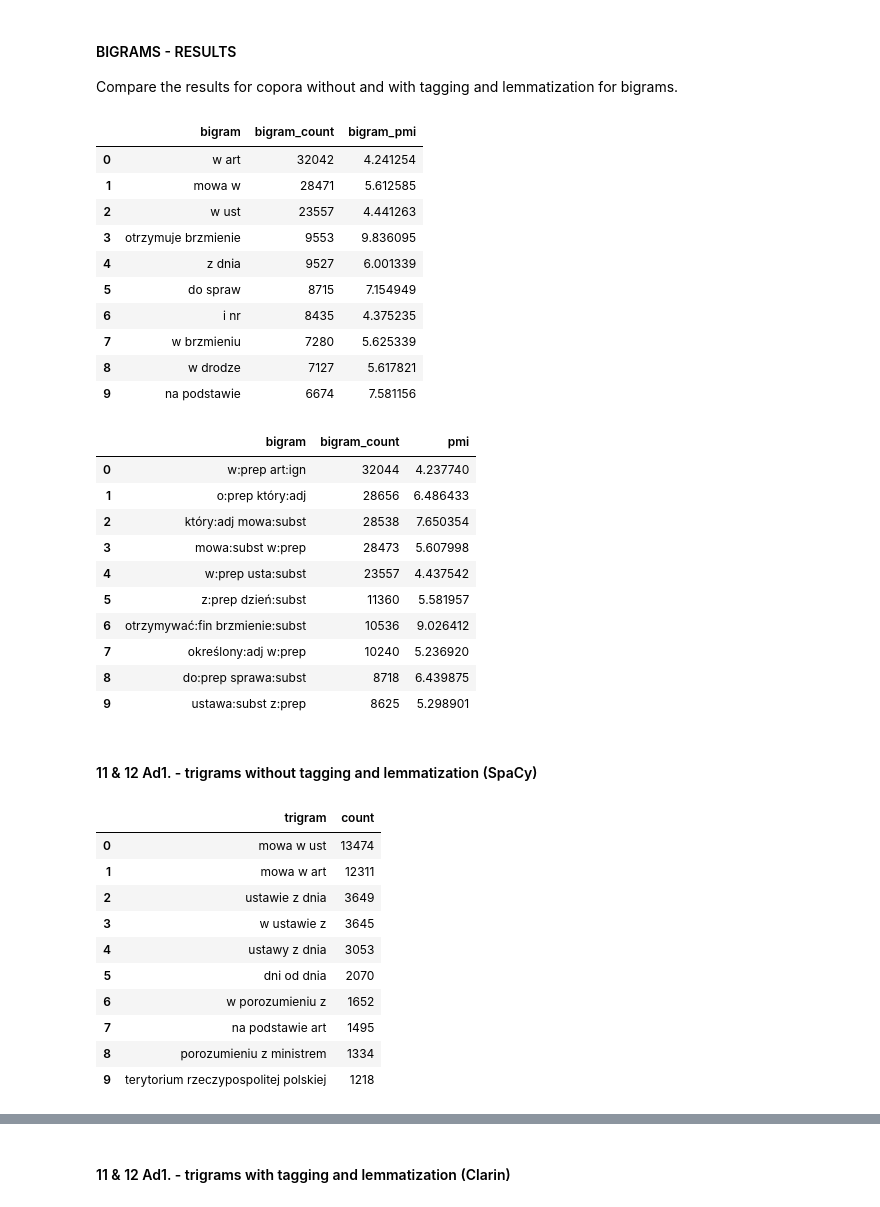
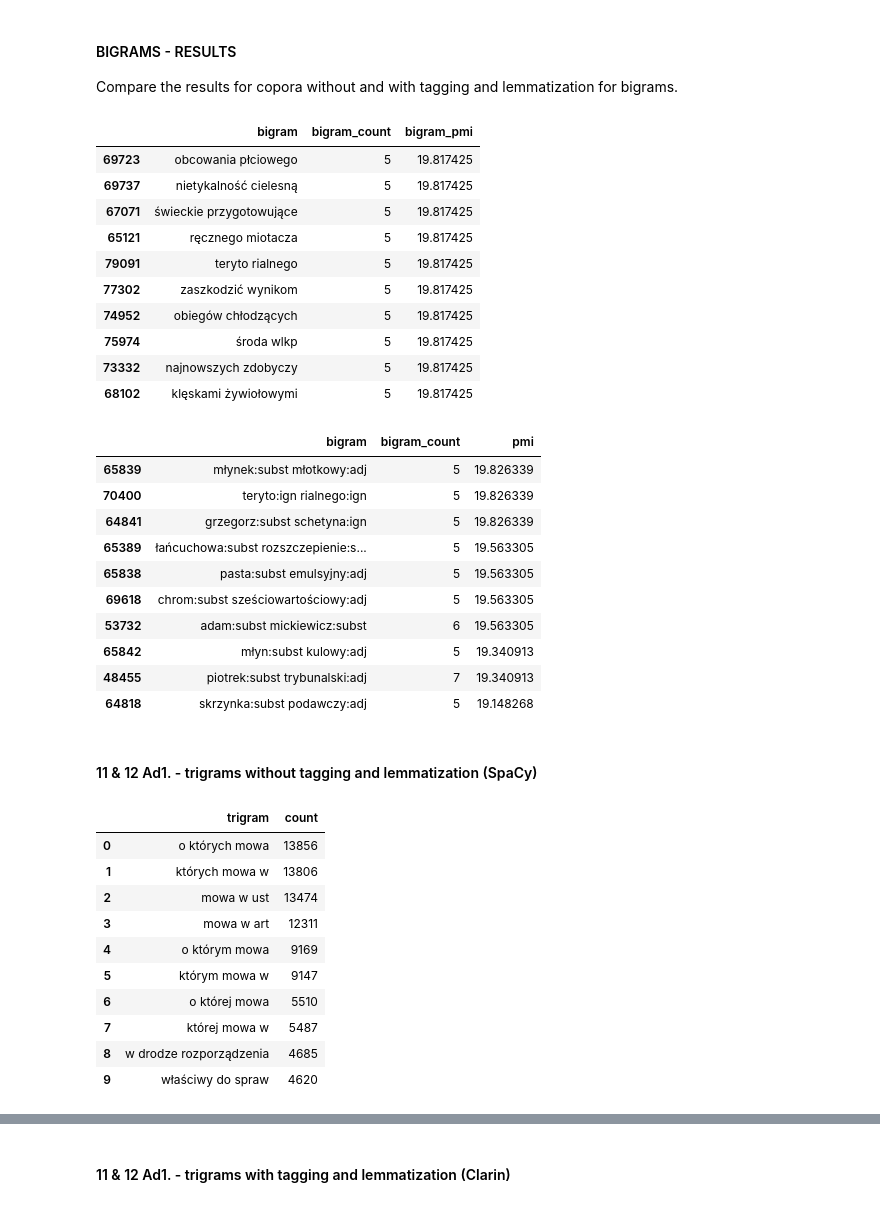
Before and after one commit to Smendowski/nlp, a Jupyter notebook: lab04/lab04_lang_modelling.ipynb, the cells around one changed output, grey strips where cells are left out. Cells and saved outputs as stored; diff of their text form; code cells hidden in the pictures.

Commit message:
Sort dataframes by descending pmi

```diff
--- a/lab04/lab04_lang_modelling.ipynb
+++ b/lab04/lab04_lang_modelling.ipynb
@@ -109,7 +109,7 @@ ngram_counts.most_common(15)
 ngram_counts_valid = {}
 
 def is_valid_ngram(ngram: str) -> bool:
-    return True if regex.search(r"[^a-zA-Z\s]", ngram) is None else False
+    return True if regex.search(r"[^a-zA-Z\s\p{L}]", ngram) is None else False
 
 for ngram_count in ngram_counts.items():
     ngram, count = ngram_count
@@ -509,33 +515,33 @@ df_clarin_ngram_counts.head(5)
 
 Compare the results for copora without and with tagging and lemmatization for bigrams.
 # %%
-df_ngram_counts.head(10)
+df_ngram_counts[df_ngram_counts['bigram_count'] >= 5].sort_values('bigram_pmi', ascending=False).head(10)
 # %% [output]
 |  | bigram | bigram_count | bigram_pmi |
-| 0 | w art | 32042 | 4.241254 |
-| 1 | mowa w | 28471 | 5.612585 |
-| 2 | w ust | 23557 | 4.441263 |
-| 3 | otrzymuje brzmienie | 9553 | 9.836095 |
-| 4 | z dnia | 9527 | 6.001339 |
-| 5 | do spraw | 8715 | 7.154949 |
-| 6 | i nr | 8435 | 4.375235 |
-| 7 | w brzmieniu | 7280 | 5.625339 |
-| 8 | w drodze | 7127 | 5.617821 |
-| 9 | na podstawie | 6674 | 7.581156 |
+| 69723 | obcowania płciowego | 5 | 19.817425 |
+| 69737 | nietykalność cielesną | 5 | 19.817425 |
+| 67071 | świeckie przygotowujące | 5 | 19.817425 |
+| 65121 | ręcznego miotacza | 5 | 19.817425 |
+| 79091 | teryto rialnego | 5 | 19.817425 |
+| 77302 | zaszkodzić wynikom | 5 | 19.817425 |
+| 74952 | obiegów chłodzących | 5 | 19.817425 |
+| 75974 | środa wlkp | 5 | 19.817425 |
+| 73332 | najnowszych zdobyczy | 5 | 19.817425 |
+| 68102 | klęskami żywiołowymi | 5 | 19.817425 |
 # %%
-df_clarin_ngram_counts.head(10)
+df_clarin_ngram_counts[df_clarin_ngram_counts['bigram_count'] >= 5].sort_values('pmi', ascending=False).head(10)
 # %% [output]
 |  | bigram | bigram_count | pmi |
-| 0 | w:prep art:ign | 32044 | 4.237740 |
-| 1 | o:prep który:adj | 28656 | 6.486433 |
-| 2 | który:adj mowa:subst | 28538 | 7.650354 |
-| 3 | mowa:subst w:prep | 28473 | 5.607998 |
-| 4 | w:prep usta:subst | 23557 | 4.437542 |
-| 5 | z:prep dzień:subst | 11360 | 5.581957 |
-| 6 | otrzymywać:fin brzmienie:subst | 10536 | 9.026412 |
-| 7 | określony:adj w:prep | 10240 | 5.236920 |
-| 8 | do:prep sprawa:subst | 8718 | 6.439875 |
-| 9 | ustawa:subst z:prep | 8625 | 5.298901 |
+| 65839 | młynek:subst młotkowy:adj | 5 | 19.826339 |
+| 70400 | teryto:ign rialnego:ign | 5 | 19.826339 |
+| 64841 | grzegorz:subst schetyna:ign | 5 | 19.826339 |
+| 65389 | łańcuchowa:subst rozszczepienie:s... | 5 | 19.563305 |
+| 65838 | pasta:subst emulsyjny:adj | 5 | 19.563305 |
+| 69618 | chrom:subst sześciowartościowy:adj | 5 | 19.563305 |
+| 53732 | adam:subst mickiewicz:subst | 6 | 19.563305 |
+| 65842 | młyn:subst kulowy:adj | 5 | 19.340913 |
+| 48455 | piotrek:subst trybunalski:adj | 7 | 19.340913 |
+| 64818 | skrzynka:subst podawczy:adj | 5 | 19.148268 |
 # %% [markdown]
 #### 11 & 12 Ad1. - trigrams without tagging and lemmatization (SpaCy)
 # %%
@@ -558,16 +564,16 @@ df_trigram_counts = pd.DataFrame(trigram_counts_valid, columns=['trigram', 'coun
 df_trigram_counts.head(10)
 # %% [output]
 |  | trigram | count |
-| 0 | mowa w ust | 13474 |
-| 1 | mowa w art | 12311 |
-| 2 | ustawie z dnia | 3649 |
-| 3 | w ustawie z | 3645 |
-| 4 | ustawy z dnia | 3053 |
-| 5 | dni od dnia | 2070 |
-| 6 | w porozumieniu z | 1652 |
-| 7 | na podstawie art | 1495 |
-| 8 | porozumieniu z ministrem | 1334 |
-| 9 | terytorium rzeczypospolitej polskiej | 1218 |
+| 0 | o których mowa | 13856 |
+| 1 | których mowa w | 13806 |
+| 2 | mowa w ust | 13474 |
+| 3 | mowa w art | 12311 |
+| 4 | o którym mowa | 9169 |
+| 5 | którym mowa w | 9147 |
+| 6 | o której mowa | 5510 |
+| 7 | której mowa w | 5487 |
+| 8 | w drodze rozporządzenia | 4685 |
+| 9 | właściwy do spraw | 4620 |
 # %%
 counted_trigrams: Dict[str, int] = df_trigram_counts.set_index('trigram').to_dict()['count']
 total_trigrams_occurences = df_trigram_counts['count'].sum(axis=0)
```
Also changed, not shown: parts of 10 cells of this notebook.
